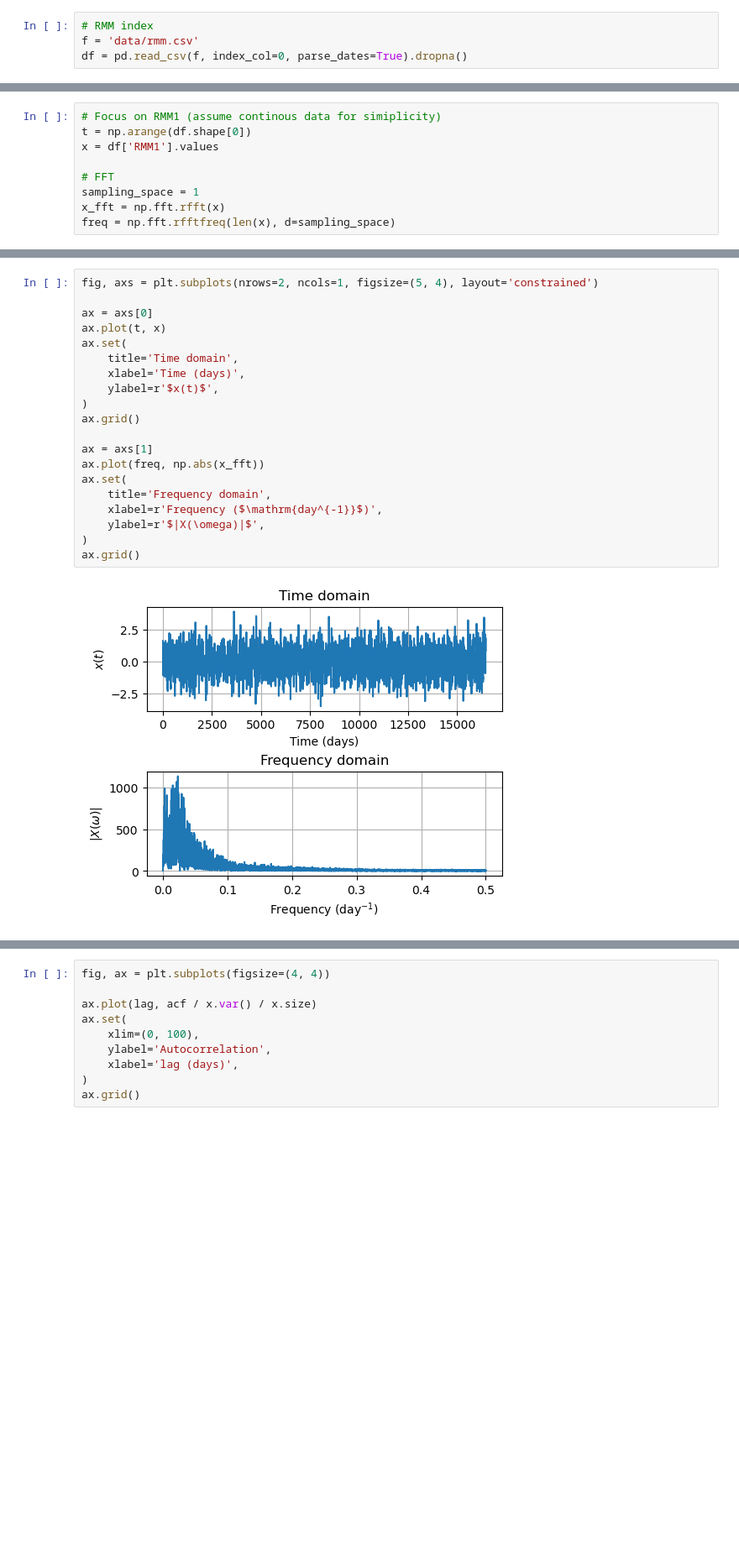
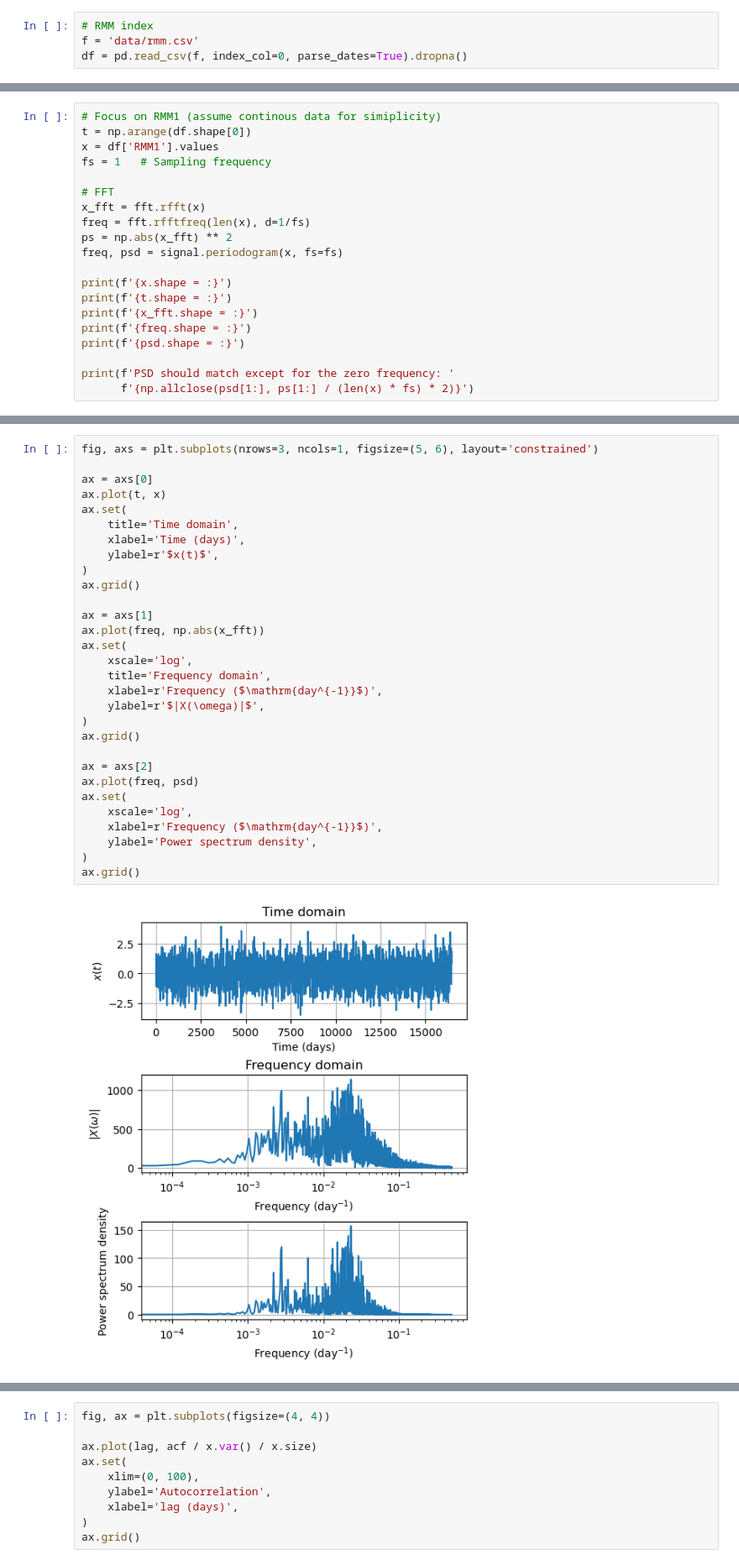
Before and after one commit to kinyatoride/AtmosAnalysisNotebooks, a Jupyter notebook: frequency_analysis_rmm.ipynb, the cells around one changed output, grey strips where cells are left out. Shown: that part at 84% size. Cells and saved outputs as stored; diff of their text form; blank space fills up the shorter version.

```diff
--- a/frequency_analysis_rmm.ipynb
+++ b/frequency_analysis_rmm.ipynb
@@ -19,8 +21,19 @@ Fourier Transformed data: $X(\omega) = \int x(t) e^{-j\omega t} dt$
 # Focus on RMM1 (assume continous data for simiplicity)
 t = np.arange(df.shape[0])
 x = df['RMM1'].values
+fs = 1   # Sampling frequency
 
 # FFT
-sampling_space = 1
-x_fft = np.fft.rfft(x)
-freq = np.fft.rfftfreq(len(x), d=sampling_space)
+x_fft = fft.rfft(x)
+freq = fft.rfftfreq(len(x), d=1/fs)
+ps = np.abs(x_fft) ** 2
+freq, psd = signal.periodogram(x, fs=fs)
+
+print(f'{x.shape = :}')
+print(f'{t.shape = :}')
+print(f'{x_fft.shape = :}')
+print(f'{freq.shape = :}')
+print(f'{psd.shape = :}')
+
+print(f'PSD should match except for the zero frequency: '
+      f'{np.allclose(psd[1:], ps[1:] / (len(x) * fs) * 2)}')
@@ -27,22 +47,32 @@ freq = np.fft.rfftfreq(len(x), d=sampling_space)
 # %%
-fig, axs = plt.subplots(nrows=2, ncols=1, figsize=(5, 4), layout='constrained')
+fig, axs = plt.subplots(nrows=3, ncols=1, figsize=(5, 6), layout='constrained')
 
 ax = axs[0]
 ax.plot(t, x)
 ax.set(
     title='Time domain',
     xlabel='Time (days)',
     ylabel=r'$x(t)$',
 )
 ax.grid()
 
 ax = axs[1]
 ax.plot(freq, np.abs(x_fft))
 ax.set(
+    xscale='log',
     title='Frequency domain',
     xlabel=r'Frequency ($\mathrm{day^{-1}}$)',
     ylabel=r'$|X(\omega)|$',
 )
 ax.grid()
+
+ax = axs[2]
+ax.plot(freq, psd)
+ax.set(
+    xscale='log',
+    xlabel=r'Frequency ($\mathrm{day^{-1}}$)',
+    ylabel='Power spectrum density',
+)
+ax.grid()
 # %% [output]
-[figure, old version]
+[figure, new version]
```
Also changed, not shown: parts of 23 cells of this notebook.
